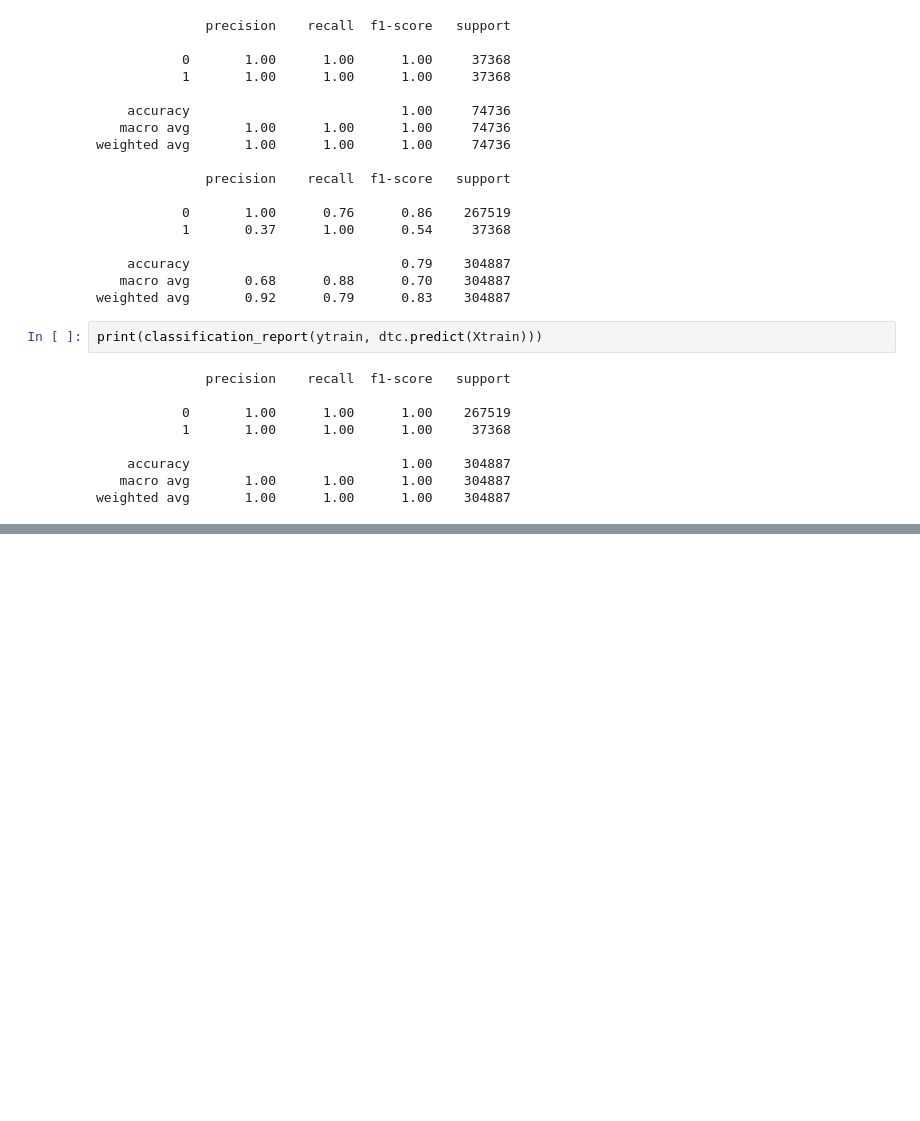
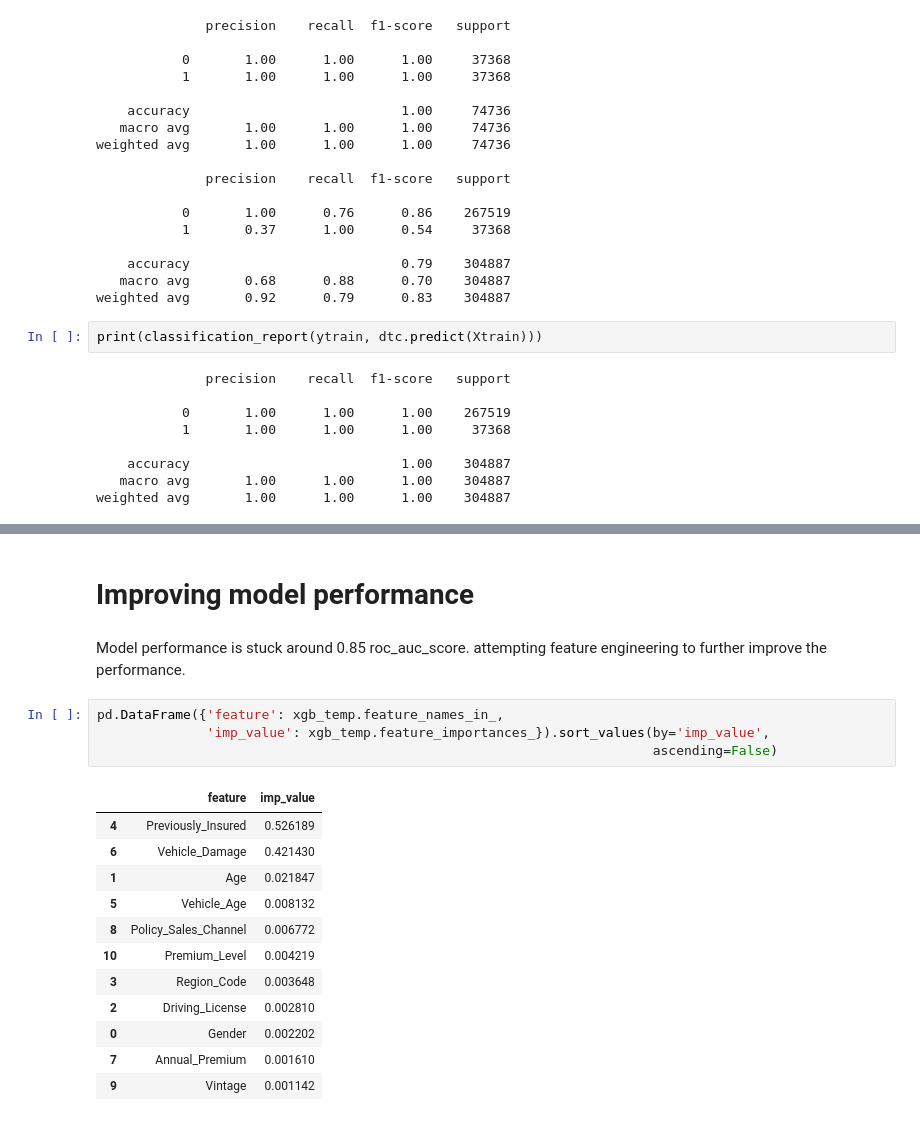
Before and after one commit to shashankgarewal/Health_Insurance_Cross_Sell_Predictor, a Jupyter notebook: notebook/modeling_2025.ipynb, the cells around one changed output, grey strips where cells are left out. Saved outputs shown, nothing was run; the diff lists cells and outputs as text; blank space fills up the shorter version.

Commit message:
[update] attempted feature engineering to improve performance.. may have encounter overfitting again

```diff
--- a/notebook/modeling_2025.ipynb
+++ b/notebook/modeling_2025.ipynb
@@ -446,0 +584,21 @@ interest_perf.loc[interest_perf.index.size] = ['gbc', prec, f1, roc]
+# %% [markdown]
+# Improving model performance
+# %% [markdown]
+Model performance is stuck around 0.85 roc_auc_score. attempting feature engineering to further improve the performance.
+# %%
+pd.DataFrame({'feature': xgb_temp.feature_names_in_,
+              'imp_value': xgb_temp.feature_importances_}).sort_values(by='imp_value',
+                                                                       ascending=False)
+# %% [output]
+|  | feature | imp_value |
+| 4 | Previously_Insured | 0.526189 |
+| 6 | Vehicle_Damage | 0.421430 |
+| 1 | Age | 0.021847 |
+| 5 | Vehicle_Age | 0.008132 |
+| 8 | Policy_Sales_Channel | 0.006772 |
+| 10 | Premium_Level | 0.004219 |
+| 3 | Region_Code | 0.003648 |
+| 2 | Driving_License | 0.002810 |
+| 0 | Gender | 0.002202 |
+| 7 | Annual_Premium | 0.001610 |
+| 9 | Vintage | 0.001142 |
```
Also changed, not shown: parts of 32 cells of this notebook.
